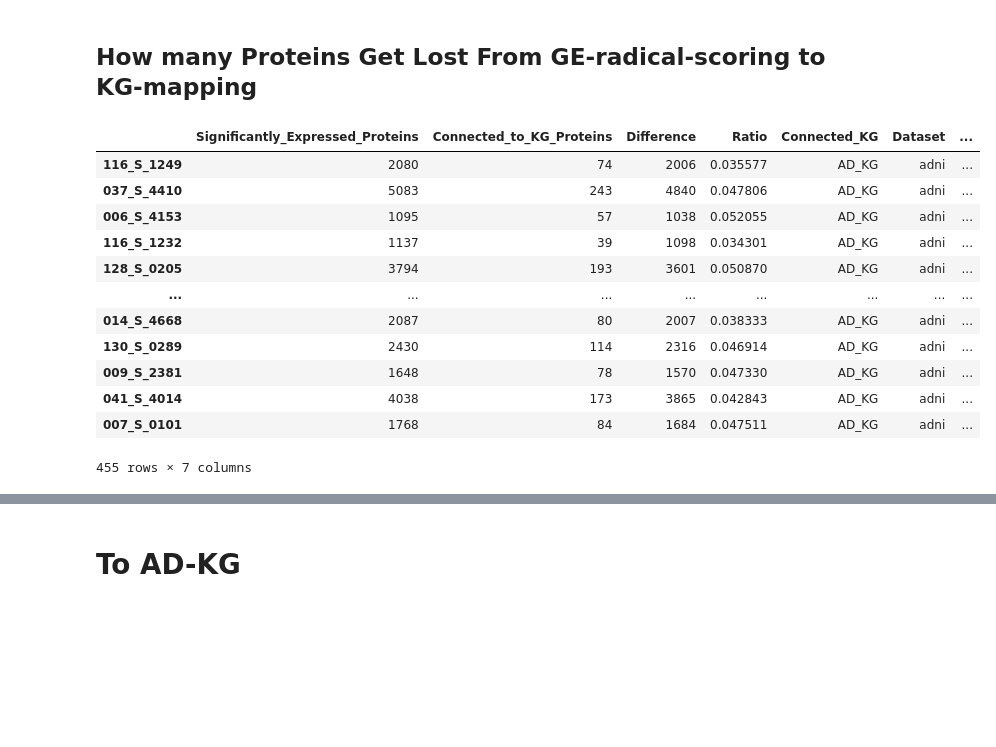
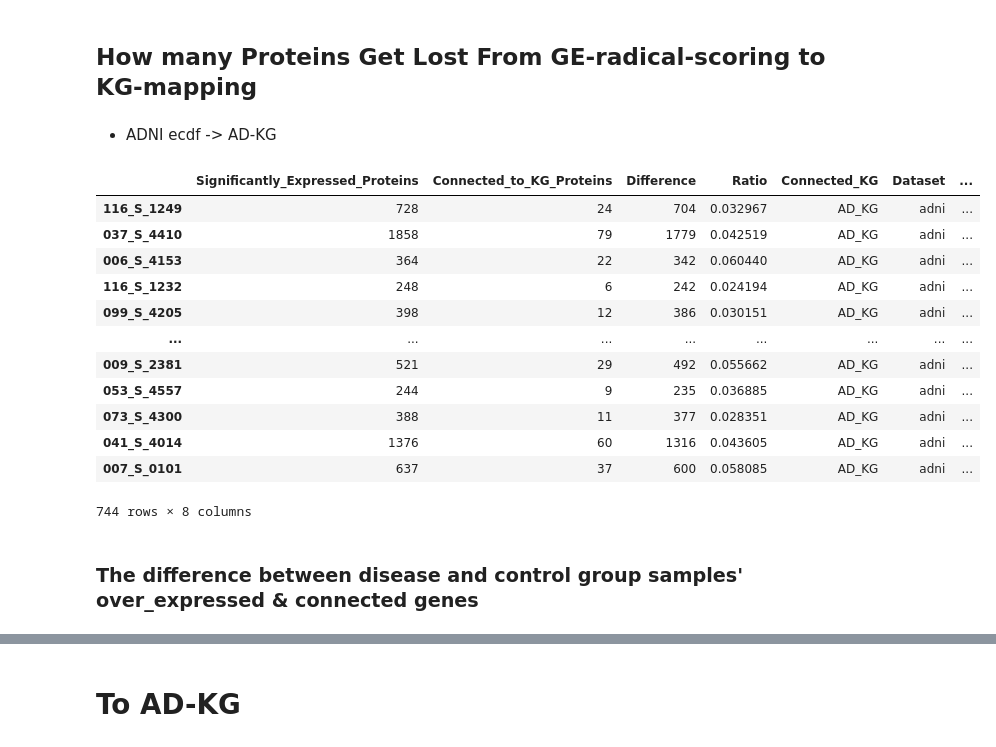
Before and after one commit to Xiaoxuan-Yu-ty/HybridKG, a Jupyter notebook: notebooks/GE_KG_protein_analysis.ipynb, the cells around one changed output, grey strips where cells are left out. Cells and saved outputs as stored; diff of their text form; code cells hidden in the pictures; blank space fills up the shorter version.

```diff
--- a/notebooks/GE_KG_protein_analysis.ipynb
+++ b/notebooks/GE_KG_protein_analysis.ipynb
@@ -10,9 +10,6 @@ import seaborn as sns
 # %% [markdown]
 ## How many Proteins Get Lost From GE-radical-scoring to KG-mapping
 # %%
-adni_ecdf_scoring_path = "../data/ADNI/sample_scoring/sample_scoring_ecdf.csv"
-adni_ecdf_graph_summary_path = "../datasets/new/AD_KGs/Summary_adni_ADKG_ecdf.csv"
-
 def radical_to_kgmap(scoring_path:str,
                     graph_summary_path:str,
                     kg:str='AD_KG',
@@ -21,6 +18,8 @@ def radical_to_kgmap(scoring_path:str,
 
     df_scoring = pd.read_csv(scoring_path, index_col=0)
     df_graph_summary = pd.read_csv(graph_summary_path, index_col=0)
+    labels = df_scoring['label'].to_list()
+
     non_zeros = (df_scoring.drop(columns=['label']) !=0).sum(axis=1)
 
     connections_count = df_graph_summary[['pos_edges', 'neg_edges']].sum(axis=1)
@@ -38,23 +37,31 @@ def radical_to_kgmap(scoring_path:str,
     df_analysis['Connected_KG'] = kg
     df_analysis['Dataset'] = dataset
     df_analysis['Scoring_Method'] = scoring_method
+    df_analysis['label']=labels
 
     return df_analysis
+# %% [markdown]
++ ADNI ecdf -> AD-KG
 # %%
 # adni ecdf -> AD-KG
-df_adni_ecdf_adkg = radical_to_kgmap(adni_ecdf_scoring_path, adni_ecdf_graph_summary_path)
-df_adni_ecdf_adkg
+scoring_path = "../CLEP_repeat/results/hpo_kge/AD_KG/ecdf_1.5/sample_scoring_ecdf.csv"
+graph_summary_path = "../CLEP_repeat/results/hpo_kge/AD_KG/ecdf_1.5/Summary_adni_OldTarget_DiseaseKG_ecdf_1.5.csv"
+
+df = radical_to_kgmap(scoring_path, graph_summary_path)
+df
 # %% [output]
 |  | Significantly_Expressed_Proteins | Connected_to_KG_Proteins | Difference | Ratio | Connected_KG | Dataset | ... |
-| 116_S_1249 | 2080 | 74 | 2006 | 0.035577 | AD_KG | adni | ... |
-| 037_S_4410 | 5083 | 243 | 4840 | 0.047806 | AD_KG | adni | ... |
-| 006_S_4153 | 1095 | 57 | 1038 | 0.052055 | AD_KG | adni | ... |
-| 116_S_1232 | 1137 | 39 | 1098 | 0.034301 | AD_KG | adni | ... |
-| 128_S_0205 | 3794 | 193 | 3601 | 0.050870 | AD_KG | adni | ... |
+| 116_S_1249 | 728 | 24 | 704 | 0.032967 | AD_KG | adni | ... |
+| 037_S_4410 | 1858 | 79 | 1779 | 0.042519 | AD_KG | adni | ... |
+| 006_S_4153 | 364 | 22 | 342 | 0.060440 | AD_KG | adni | ... |
+| 116_S_1232 | 248 | 6 | 242 | 0.024194 | AD_KG | adni | ... |
+| 099_S_4205 | 398 | 12 | 386 | 0.030151 | AD_KG | adni | ... |
 | ... | ... | ... | ... | ... | ... | ... | ... |
-| 014_S_4668 | 2087 | 80 | 2007 | 0.038333 | AD_KG | adni | ... |
-| 130_S_0289 | 2430 | 114 | 2316 | 0.046914 | AD_KG | adni | ... |
-| 009_S_2381 | 1648 | 78 | 1570 | 0.047330 | AD_KG | adni | ... |
-| 041_S_4014 | 4038 | 173 | 3865 | 0.042843 | AD_KG | adni | ... |
-| 007_S_0101 | 1768 | 84 | 1684 | 0.047511 | AD_KG | adni | ... |
+| 009_S_2381 | 521 | 29 | 492 | 0.055662 | AD_KG | adni | ... |
+| 053_S_4557 | 244 | 9 | 235 | 0.036885 | AD_KG | adni | ... |
+| 073_S_4300 | 388 | 11 | 377 | 0.028351 | AD_KG | adni | ... |
+| 041_S_4014 | 1376 | 60 | 1316 | 0.043605 | AD_KG | adni | ... |
+| 007_S_0101 | 637 | 37 | 600 | 0.058085 | AD_KG | adni | ... |
-455 rows × 7 columns
+744 rows × 8 columns
+# %% [markdown]
+### The difference between disease and control group samples' over_expressed & connected genes
```
Also changed, not shown: parts of 9 cells of this notebook, 2 other files.
